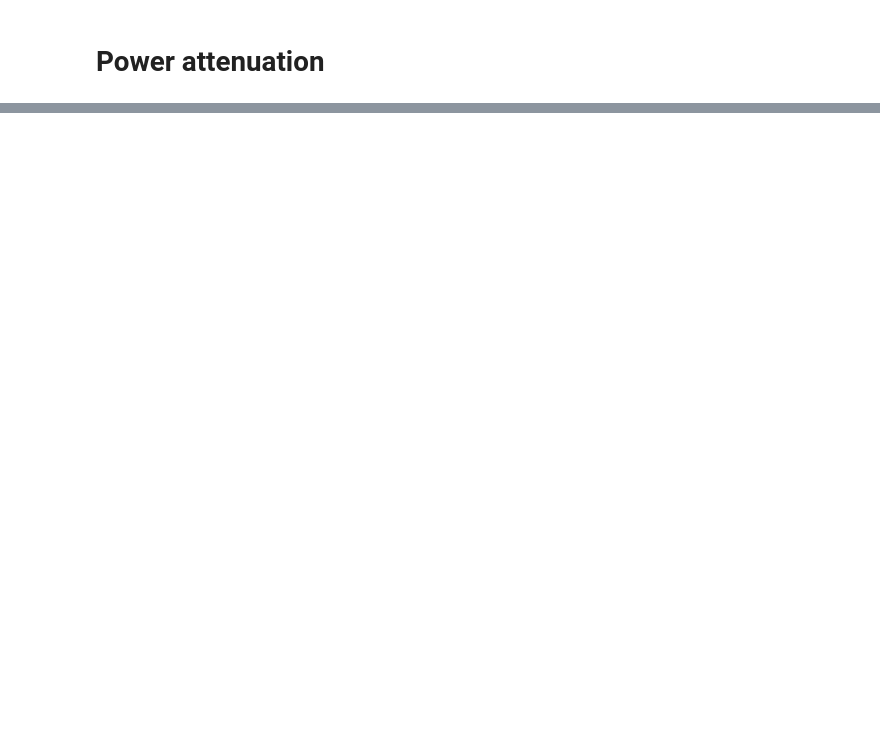
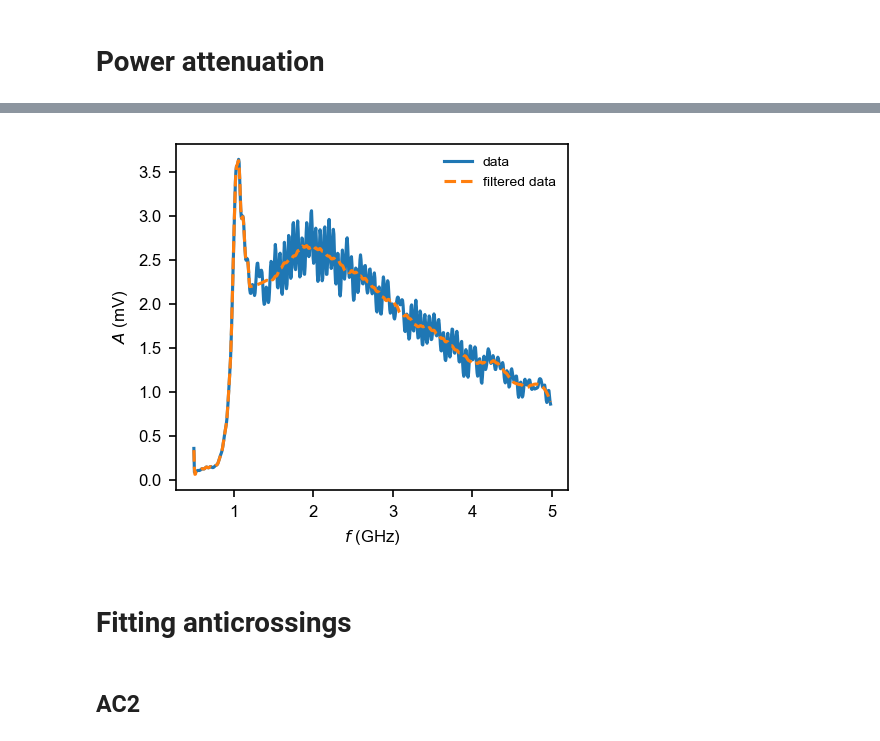
Before and after one commit to valentinjohn/bichromatic-driving, a Jupyter notebook: Fitting_the_anticrossings.ipynb, the cells around one changed output, grey strips where cells are left out. Cells and saved outputs as stored; diff of their text form; code cells hidden in the pictures; blank space fills up the shorter version.

```diff
--- a/Fitting_the_anticrossings.ipynb
+++ b/Fitting_the_anticrossings.ipynb
@@ -3526,0 +184,36 @@ loaded 1 files
+# %%
+fig, ax = plt.subplots()
+
+attenuation=np.loadtxt("attenuation.txt") #import power attenuation data
+A_RMS=attenuation[1,:]       #Root mean square amplitude
+A=attenuation[1,:]*np.sqrt(2)  #amplitude
+freq=attenuation[0,:]        #frequency
+
+n=105                #divide the data in two parts
+A_first=A[0:n]
+A_second=A[n:len(A)]
+
+A_filtered1=savgol_filter(A_first,7,3)     #first part that contains a peak is filtered with a smaller window
+A_filtered2=savgol_filter(A_second,65,3)   #second part is filtered with a larger window
+A_filtered1=np.array(A_filtered1)
+A_filtered2=np.array(A_filtered2)
+
+A_filtered=np.concatenate((A_filtered1,A_filtered2))
+
+A_final=interp1d(freq,A_filtered,kind='cubic')   #interpolate the filtered data
+
+ax.plot(freq,A,label='data')                                         #plot result
+ax.plot(freq,A_filtered,label='filtered data',linestyle='dashed')
+ax.set_xlabel(r'$f$ (GHz)')
+ax.set_ylabel(r'$A$ (mV)')
+
+ax.legend()
+
+fig.savefig('attenuation_filter.png',format='png',dpi=300,bbox_inches="tight")
+fig.savefig('attenuation_filter.pdf',format='pdf',dpi=300,bbox_inches="tight")
+# %% [output]
+[figure, added]
+# %% [markdown]
+# Fitting anticrossings
+# %% [markdown]
+## AC2
```
Also changed, not shown: parts of 148 cells of this notebook, 3 other files.
